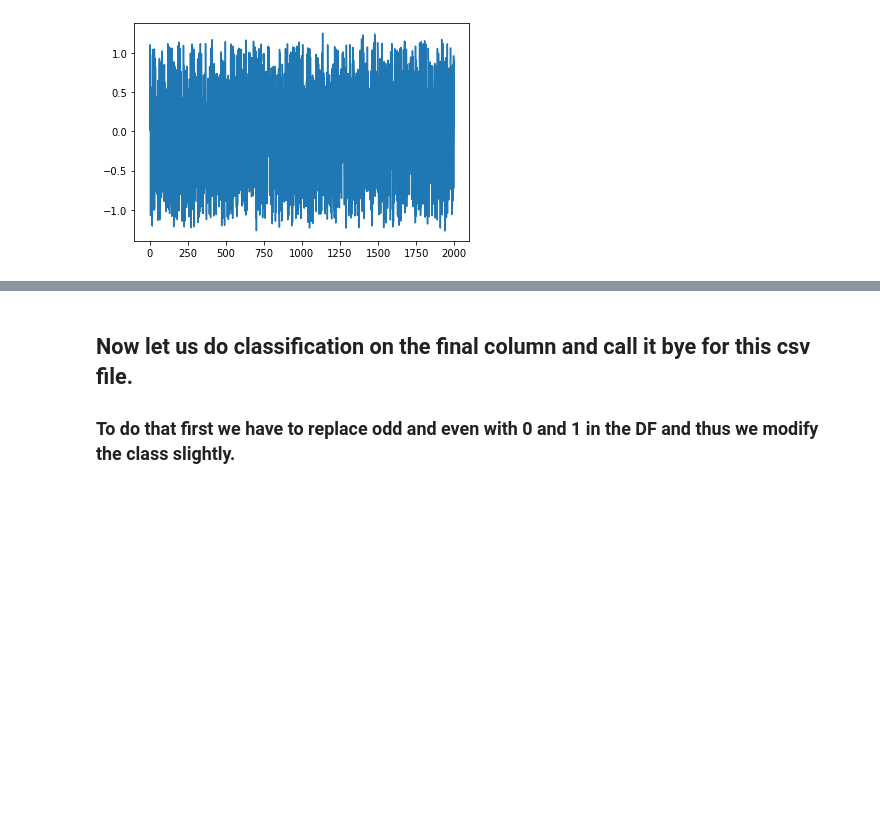
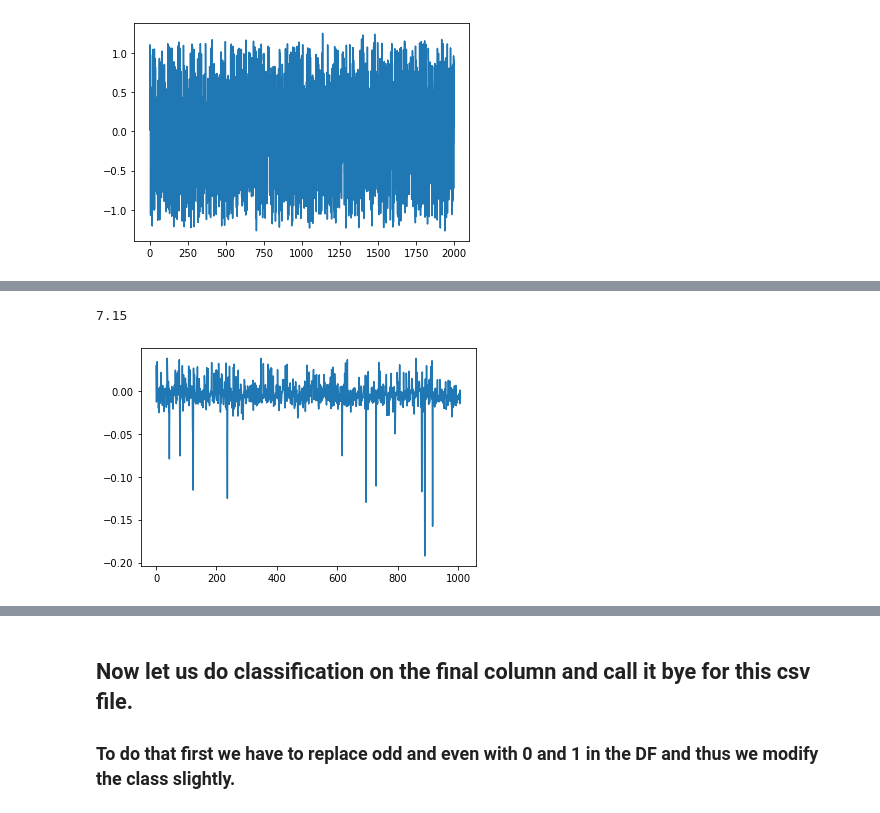
Before and after one commit to amit7urmc/Free-Data-Collections-for-students-beginning-to-learn-ML, a Jupyter notebook: ForTraining_0001.ipynb, the cells around one changed output, grey strips where cells are left out. Cells and saved outputs as stored; diff of their text form; code cells hidden in the pictures; blank space fills up the shorter version.

```diff
--- a/ForTraining_0001.ipynb
+++ b/ForTraining_0001.ipynb
@@ -367,0 +369,4 @@ TwoPowerTraining.PredictOneVal(A=2,B=3)
+# %%
+Non_Negative_DF = Master_DF[(Master_DF.A+Master_DF.B)>0.0]
+SqrtTraining = Training_Tensorflow(Master_DF=Non_Negative_DF,OutputVector='Sqrt(Addition)')
+SqrtTraining.TrainTheModel(DenseNodeSize=500, optimizer='adam',activation='selu', final_activation='selu',epochs=250)
@@ -367,0 +391,9 @@ TwoPowerTraining.PredictOneVal(A=2,B=3)
+# %%
+SqrtTraining.PredictOneVal(A=25,B=24)
+# %% [output]
+7.15
+# %%
+SqrtTraining.PredictTheResult()
+SqrtTraining.PlotThePredicted_DF()
+# %% [output]
+[figure, added]
```
Also changed, not shown: parts of 25 cells of this notebook.
